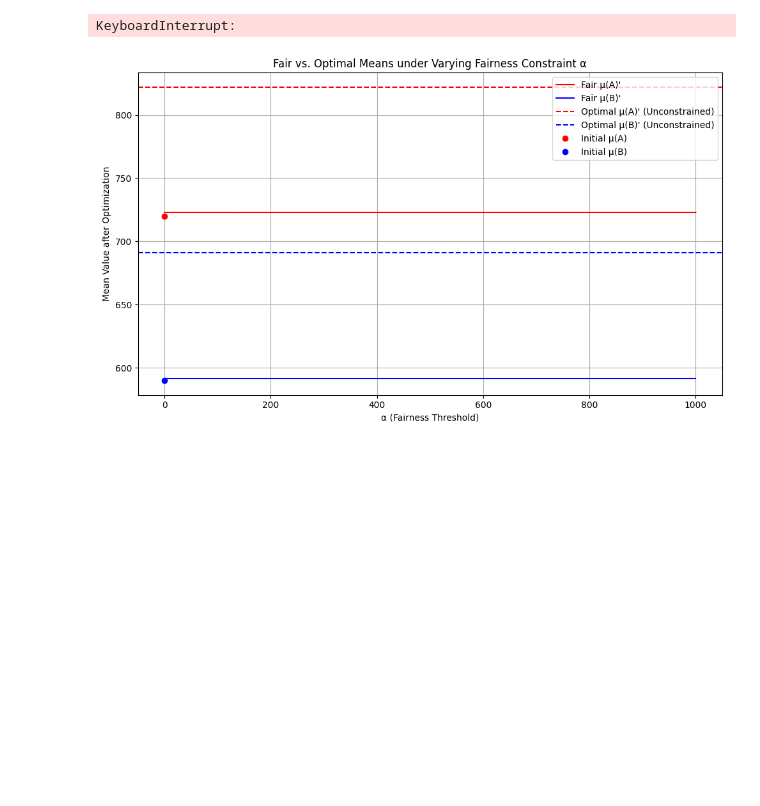
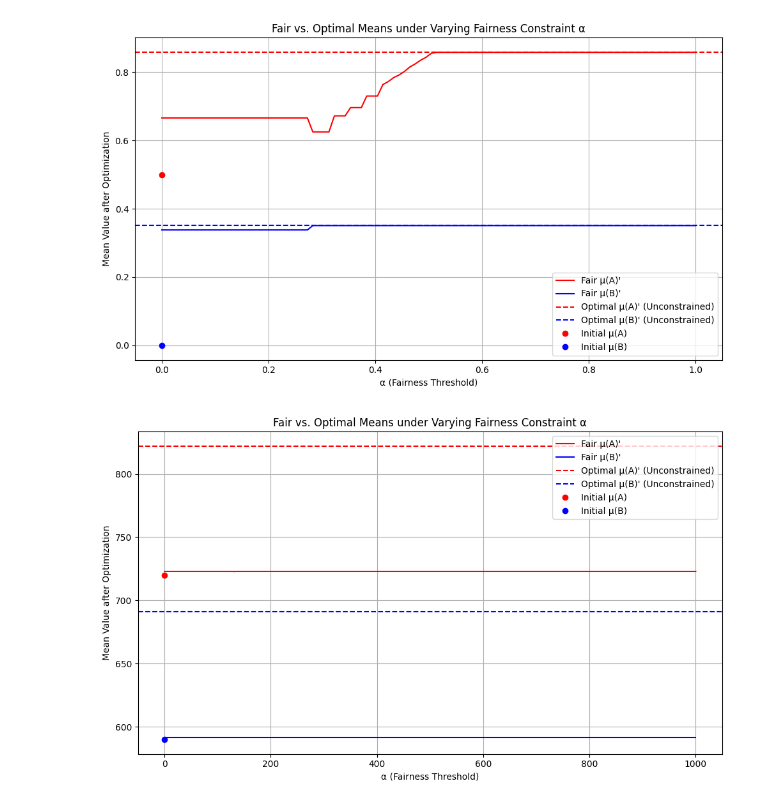
Before and after one commit to joeljins/RoAR, a Jupyter notebook: fairness.ipynb, the cells around one changed output. Cells and saved outputs as stored; diff of their text form; code cells hidden in the pictures; blank space fills up the shorter version.

Commit message:
optimal fairness algorithm

```diff
--- a/fairness.ipynb
+++ b/fairness.ipynb
@@ -31,7 +31,7 @@ def opt_step(X, u_plus, u_minus, c_plus, c_minus):
     return (max_util, opt_thresh)
 
 
-def change(A, B, a, b, c_plus, c_minus, prob=0.4):
+def change(A, B, a, b, c_plus, c_minus, u_plus, u_minus, prob=0.4):
     # a and b are thresholds
 
     A = np.asarray(A)
@@ -45,10 +45,11 @@ def change(A, B, a, b, c_plus, c_minus, prob=0.4):
     A = np.where(noise, A + jitter, A)
     noise = (B+delta_b) == b
     B =np.where(noise, B + jitter, B)
+
     A = np.where(A + delta_a > a, A + delta_a, A)
     B = np.where(B + delta_b > b, B + delta_b, B)
 
-    return A, B
+    return np.mean(A), np.mean(B), np.sum(expected(A, u_plus, u_minus)), np.sum(expected(B, u_plus, u_minus))
 
 def fair_opt_step(A, B, u_plus, u_minus, c_plus, c_minus, alpha):
     A = np.array(A)
@@ -60,42 +61,39 @@ def fair_opt_step(A, B, u_plus, u_minus, c_plus, c_minus, alpha):
     w_b = 1 - w_a
 
     # Build meshgrid for threshold pairs
-    A_grid, B_grid = np.meshgrid(A, B, indexing='ij')
+    mean_A, mean_B = np.meshgrid(A, B, indexing='ij')
+    util_A, util_B = np.meshgrid(A, B, indexing='ij')
 
-    # Apply thresholded updates
-    updated_A, updated_B = change(A, B, A_grid, B_grid, c_plus, c_minus, prob)
+    for i in range(mean_A.shape[0]):  # iterate over rows (A dimension)
+        for j in range(mean_A.shape[1]):
+            mean_A[i, j], mean_B[i, j], util_A[i,j], util_B[i,j] = change(A, B, A[i], B[j], c_plus, c_minus, u_plus, u_minus, prob)
 
-    # Compute mean difference and utilities
-    mean_A = updated_A.mean(axis=1)[:, None]  # shape: (k, 1)
-    mean_B = updated_B.mean(axis=1)[None, :]  # shape: (1, k)
+    # Calculate fairness difference at each pair
+    fairness_diff = np.abs(mean_A - mean_B)
 
-    fairness_diff = np.abs(mean_A - mean_B)  # shape: (k, k)
-
-    # Compute utility grid
-    util_A = expected(mean_A, u_plus, u_minus)  # (k, 1)
-    util_B = expected(mean_B, u_plus, u_minus)  # (1, k)
-
-    total_util = w_a * util_A + w_b * util_B  # (k, k)
+    # Calculate weighted total utility for each pair
+    total_util = w_a * util_A + w_b * util_B
 
     # Mask utilities violating fairness constraint
     total_util[fairness_diff > alpha] = -np.inf
 
-    # Find best (i, j)
     flat_idx = np.argmax(total_util)
     i_idx, j_idx = np.unravel_index(flat_idx, total_util.shape)
 
-    opt_a = A[i_idx]
-    opt_b = B[j_idx]
+    opt_A = i_idx  # index along A dimension
+    opt_B = j_idx  # index along B dimension
+
+    updated_samples = (mean_A[i_idx, j_idx], mean_B[i_idx, j_idx])  # updated after change
+
     max_util = total_util[i_idx, j_idx]
-    updated_samples = (updated_A[i_idx], updated_B[j_idx])
 
-    return (opt_a, opt_b, max_util, updated_samples)
+    return (opt_A, opt_B, max_util, updated_samples)
 # %%
 import numpy as np
 import matplotlib.pyplot as plt
 
 # Simulated Gaussian samples for groups A and B
-n_samples = 500
+n_samples = 100
 mean_a, std_a = 0.5, 1
 mean_b, std_b = 0, 1
 x_min, x_max = 0, 1  # Alpha values to test
@@ -116,34 +114,34 @@ opt_result_A = opt_step(A, 1, -1, 1, -1)[0]
 opt_result_B = opt_step(B, 1, -1, 1, -1)[0]
 y3 = np.mean(opt_result_A)
 y4 = np.mean(opt_result_B)
 
 # Run fair optimization over a range of alpha values
 for alpha in x_vals:
     updated = fair_opt_step(A, B, 1, -1, 1, -1, alpha)[3]
     if updated is not None:
         updated_A, updated_B = updated
         x1.append(alpha)
         fair_mean_A.append(np.mean(updated_A))
         fair_mean_B.append(np.mean(updated_B))
 
 # Plotting
 plt.figure(figsize=(10, 6))
 plt.plot(x1, fair_mean_A, label="Fair μ(A)'", color='red')
 plt.plot(x1, fair_mean_B, label="Fair μ(B)'", color='blue')
 plt.axhline(y3, color='red', linestyle='--', label='Optimal μ(A)\' (Unconstrained)')
 plt.axhline(y4, color='blue', linestyle='--', label='Optimal μ(B)\' (Unconstrained)')
 plt.plot(0, mean_a, 'ro', label='Initial μ(A)')
 plt.plot(0, mean_b, 'bo', label='Initial μ(B)')
 
 plt.title("Fair vs. Optimal Means under Varying Fairness Constraint α")
 plt.xlabel("α (Fairness Threshold)")
 plt.ylabel("Mean Value after Optimization")
 plt.legend()
 plt.grid(True)
 plt.tight_layout()
 plt.show()
 # %% [output]
-KeyboardInterrupt:
+[figure, added]
 # %%
 
 # Simulated Gaussian samples for groups A and B
```
